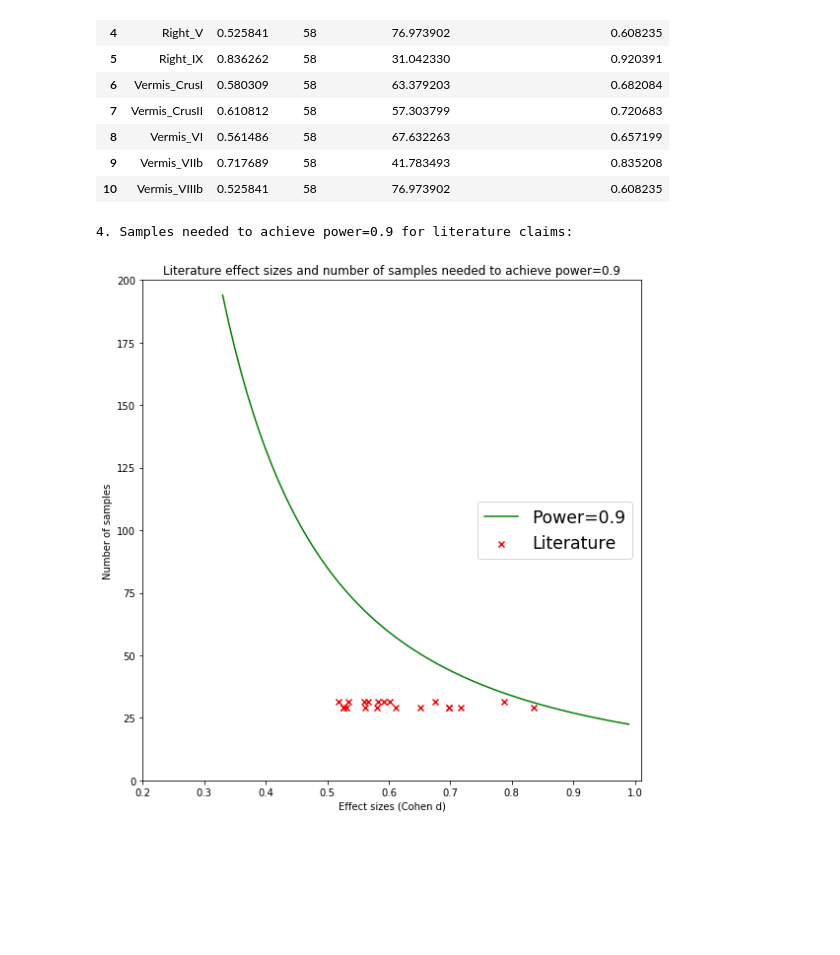
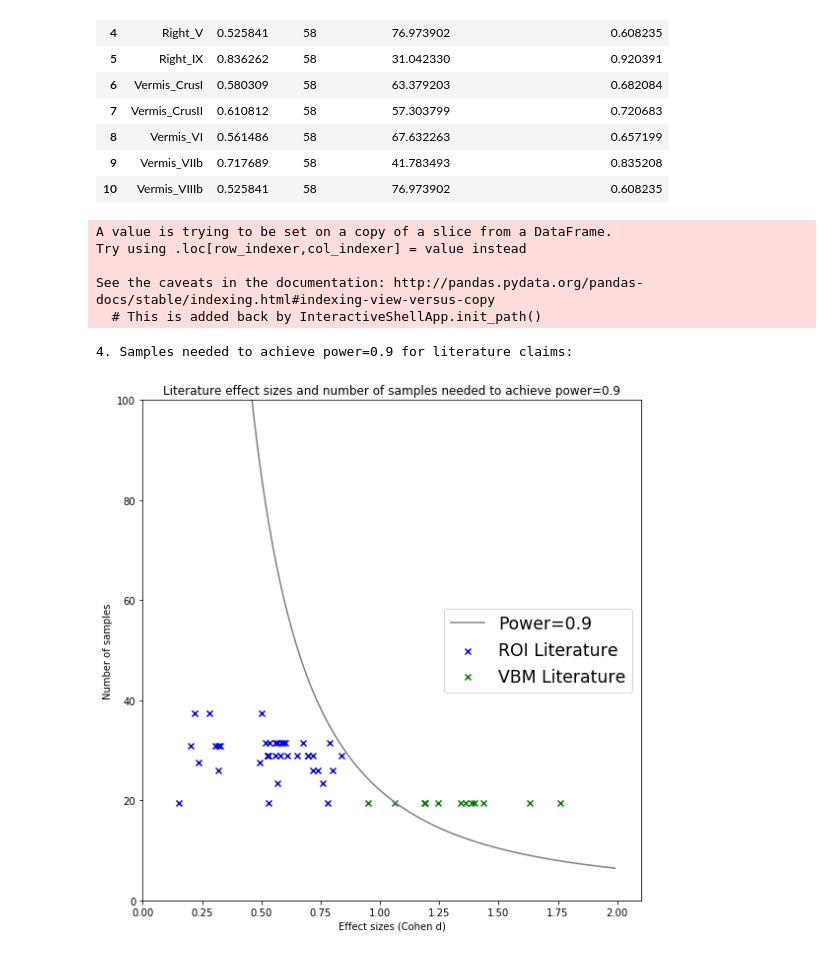
Before and after one commit to Vincent-wq/Replicability-of-PD-ICA, a Jupyter notebook: codes/devel/cerebellum_confounder/0_power_analysis.ipynb, the cells around one changed output. Cells and saved outputs as stored; diff of their text form; code cells hidden in the pictures; blank space fills up the shorter version.

```diff
--- a/codes/devel/cerebellum_confounder/0_power_analysis.ipynb
+++ b/codes/devel/cerebellum_confounder/0_power_analysis.ipynb
@@ -556,32 +556,42 @@ Name: Cohen d, dtype: float64
 | 10 | Vermis_VIIIb | 0.525841 | 58 | 76.973902 | 0.608235 |
 # %%
 # Number of samples needed to detect the empirical effect sizes with power of 0.9; and actrual sample sizes.
-cohend_lit  = array(array(range(33,100))/100)
+cohend_lit  = array(array(range(30,200))/100)
 
-pd_lit=pd.concat([p3_g_head_df[['Cohen d','total n']][3:], p3_g_arm_df[['Cohen d','total n']][3:],
-                  p7_arm_et_df[['Cohen d','total n']],p7_head_et_df[['Cohen d','total n']],
-                  p5_g_et_df[['Cohen d','total n']],p5_g_cere_df[['Cohen d','total n']],
-                  p6_head_et_df[['Cohen d','total n']],p6_voice_et_df[['Cohen d','total n']] ], ignore_index=True)
-pd_lit['total n']=pd_lit['total n']/2;
+pd_roi_lit=pd.concat([p3_g_head_df[['Cohen d','total n']][3:], p3_g_arm_df[['Cohen d','total n']][3:],
+                      p7_arm_et_df[['Cohen d','total n']],p7_head_et_df[['Cohen d','total n']],
+                      p5_g_et_df[['Cohen d','total n']],p5_g_cere_df[['Cohen d','total n']],
+                      p6_head_et_df[['Cohen d','total n']],p6_voice_et_df[['Cohen d','total n']] ], ignore_index=True)
+pd_roi_lit['total n']=pd_roi_lit['total n']/2; pd_roi_lit['Cohen d']=abs(pd_roi_lit['Cohen d']);
+
+pd_vbm_lit=p1_df[['Cohen d','total n']];
+pd_vbm_lit['total n']=pd_vbm_lit['total n']/2; pd_vbm_lit['Cohen d']=abs(pd_vbm_lit['Cohen d']);
+
 
 
 cohend_real  = [0.758483, 0.802015, 0.780419, 0.786735 ]
 n_sample_real = [(19+28)/2, (20+32)/2, (20+19)/2, (27+36)/2]
 
 #n_needed_1=[ power.tt_ind_solve_power(effect_size=x, alpha=alpha_expected, power=power_expected, alternative='larger') for x in cohend_lit];
 n_needed_2=[ power.tt_ind_solve_power(effect_size=x, alpha=alpha_expected, power=power_expected) for x in cohend_lit];
 
 print('4. Samples needed to achieve power='+str(power_expected)+' for literature claims: \n')
 fig, ax = plt.subplots(figsize=(8, 8))
 #ax.plot(cohend_lit,n_needed_1,'b')
-ax.plot(cohend_lit,n_needed_2,'g')
-ax.scatter(pd_lit['Cohen d'], pd_lit['total n'], c='r', marker='x')
-ax.set_xlim([0.2,max(cohend_lit)*1.02]); ax.set_ylim([0,200]);
+ax.plot(cohend_lit,n_needed_2,'gray')
+ax.scatter(pd_roi_lit['Cohen d'], pd_roi_lit['total n'], c='b', marker='x')
+ax.scatter(pd_vbm_lit['Cohen d'], pd_vbm_lit['total n'], c='g', marker='x')
+ax.set_xlim([0,2.1]); ax.set_ylim([0,100]);
 ax.set_xlabel('Effect sizes (Cohen d)')
 ax.set_ylabel('Number of samples')
 ax.set_title(r'Literature effect sizes and number of samples needed to achieve power='+str(power_expected))
-ax.legend(['Power='+str(power_expected),'Literature'], loc='right',fontsize='xx-large')
+ax.legend(['Power='+str(power_expected),'ROI Literature','VBM Literature'], loc='right',fontsize='xx-large')
 plt.tight_layout()
 # %% [output]
-4. Samples needed to achieve power=0.9 for literature claims:
+A value is trying to be set on a copy of a slice from a DataFrame.
+Try using .loc[row_indexer,col_indexer] = value instead
+
+See the caveats in the documentation: http://pandas.pydata.org/pandas-docs/stable/indexing.html#indexing-view-versus-copy
+  # This is added back by InteractiveShellApp.init_path()
+4. Samples needed to achieve power=0.9 for literature claims:
-[figure, old version]
+[figure, new version]
```
